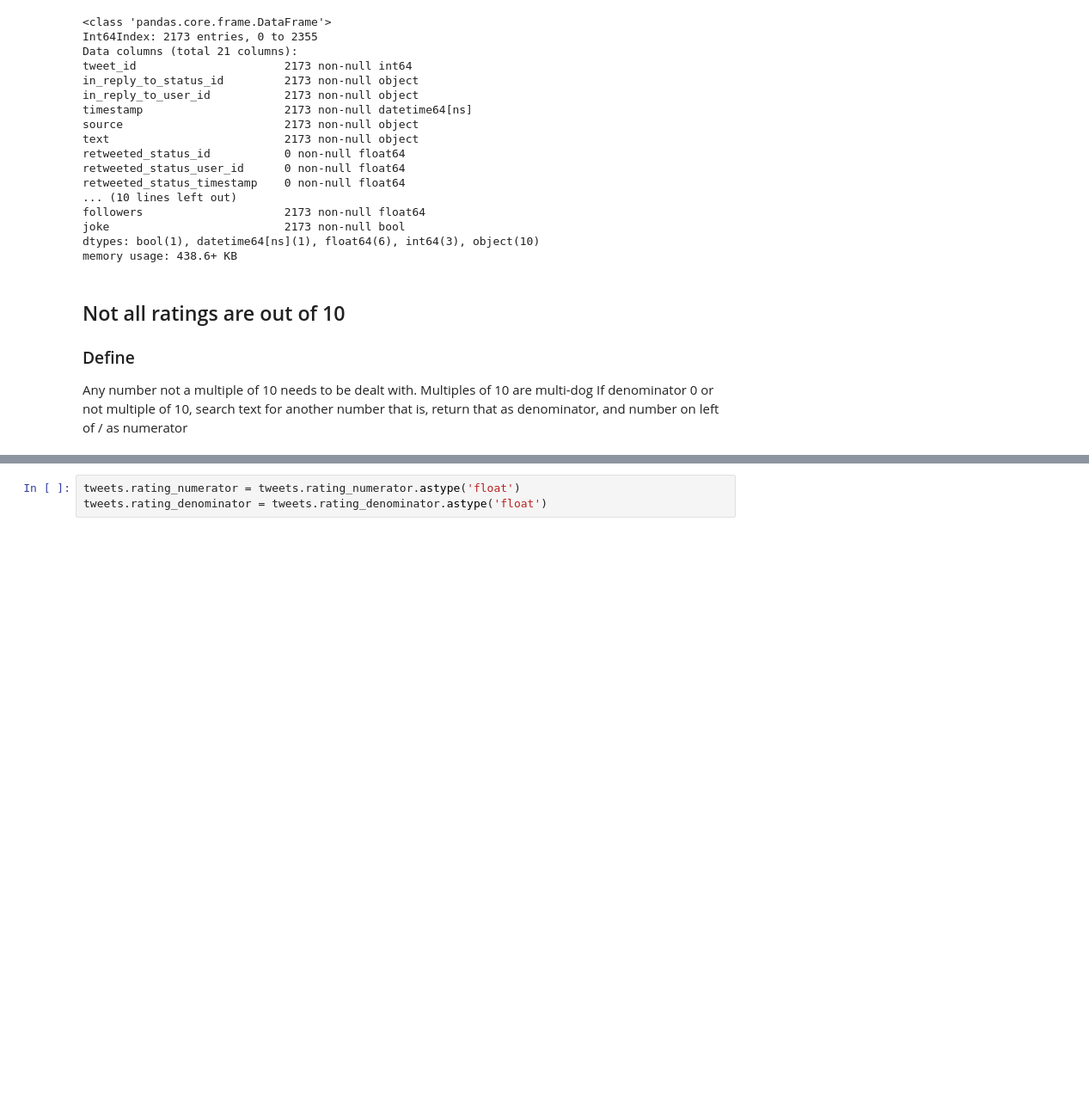
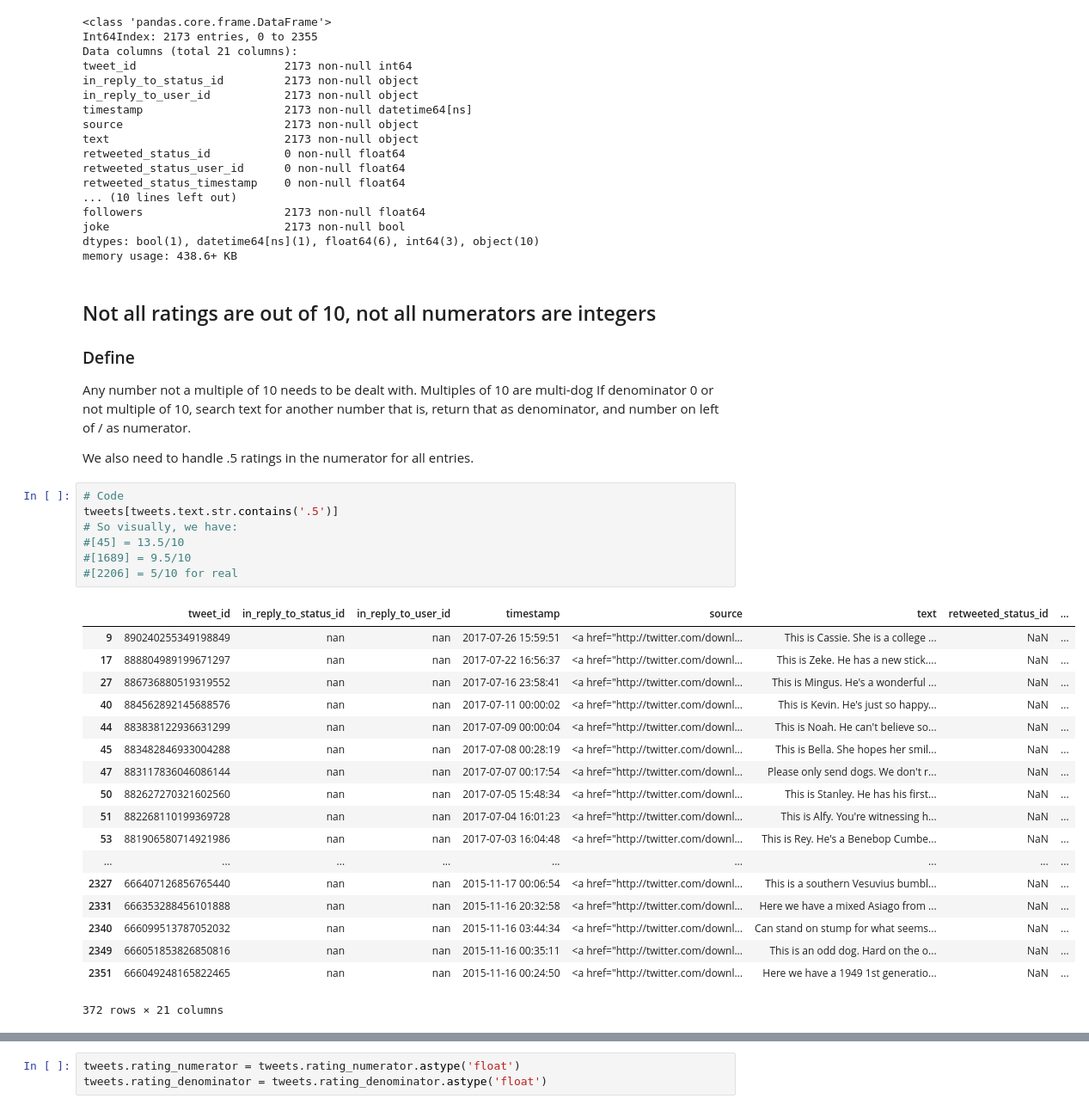
Before and after one commit to roywangf/twitter_dog_wrangling, a Jupyter notebook: wrangle_act.ipynb, the cells around one changed output, grey strips where cells are left out. Shown at 86% size. Drawn from its saved outputs; the diff is of its cells as text; blank space fills up the shorter version.

```diff
--- a/wrangle_act.ipynb
+++ b/wrangle_act.ipynb
@@ -928,8 +930,36 @@ joke                          2173 non-null bool
 dtypes: bool(1), datetime64[ns](1), float64(6), int64(3), object(10)
 memory usage: 438.6+ KB
 # %% [markdown]
-## Not all ratings are out of 10
+## Not all ratings are out of 10, not all numerators are integers
 
 ### Define
 Any number not a multiple of 10 needs to be dealt with. Multiples of 10 are multi-dog
-If denominator 0 or not multiple of 10, search text for another number that is, return that as denominator, and number on left of / as numerator
+If denominator 0 or not multiple of 10, search text for another number that is, return that as denominator, and number on left of / as numerator.
+
+We also need to handle .5 ratings in the numerator for all entries.
+# %%
+# Code
+tweets[tweets.text.str.contains('.5')]
+# So visually, we have:
+#[45] = 13.5/10
+#[1689] = 9.5/10
+#[2206] = 5/10 for real
+# %% [output]
+|  | tweet_id | in_reply_to_status_id | in_reply_to_user_id | timestamp | source | text | retweeted_status_id | ... |
+| 9 | 890240255349198849 | nan | nan | 2017-07-26 15:59:51 | <a href="http://twitter.com/downl... | This is Cassie. She is a college ... | NaN | ... |
+| 17 | 888804989199671297 | nan | nan | 2017-07-22 16:56:37 | <a href="http://twitter.com/downl... | This is Zeke. He has a new stick.... | NaN | ... |
+| 27 | 886736880519319552 | nan | nan | 2017-07-16 23:58:41 | <a href="http://twitter.com/downl... | This is Mingus. He's a wonderful ... | NaN | ... |
+| 40 | 884562892145688576 | nan | nan | 2017-07-11 00:00:02 | <a href="http://twitter.com/downl... | This is Kevin. He's just so happy... | NaN | ... |
+| 44 | 883838122936631299 | nan | nan | 2017-07-09 00:00:04 | <a href="http://twitter.com/downl... | This is Noah. He can't believe so... | NaN | ... |
+| 45 | 883482846933004288 | nan | nan | 2017-07-08 00:28:19 | <a href="http://twitter.com/downl... | This is Bella. She hopes her smil... | NaN | ... |
+| 47 | 883117836046086144 | nan | nan | 2017-07-07 00:17:54 | <a href="http://twitter.com/downl... | Please only send dogs. We don't r... | NaN | ... |
+| 50 | 882627270321602560 | nan | nan | 2017-07-05 15:48:34 | <a href="http://twitter.com/downl... | This is Stanley. He has his first... | NaN | ... |
+| 51 | 882268110199369728 | nan | nan | 2017-07-04 16:01:23 | <a href="http://twitter.com/downl... | This is Alfy. You're witnessing h... | NaN | ... |
+| 53 | 881906580714921986 | nan | nan | 2017-07-03 16:04:48 | <a href="http://twitter.com/downl... | This is Rey. He's a Benebop Cumbe... | NaN | ... |
+| ... | ... | ... | ... | ... | ... | ... | ... | ... |
+| 2327 | 666407126856765440 | nan | nan | 2015-11-17 00:06:54 | <a href="http://twitter.com/downl... | This is a southern Vesuvius bumbl... | NaN | ... |
+| 2331 | 666353288456101888 | nan | nan | 2015-11-16 20:32:58 | <a href="http://twitter.com/downl... | Here we have a mixed Asiago from ... | NaN | ... |
+| 2340 | 666099513787052032 | nan | nan | 2015-11-16 03:44:34 | <a href="http://twitter.com/downl... | Can stand on stump for what seems... | NaN | ... |
+| 2349 | 666051853826850816 | nan | nan | 2015-11-16 00:35:11 | <a href="http://twitter.com/downl... | This is an odd dog. Hard on the o... | NaN | ... |
+| 2351 | 666049248165822465 | nan | nan | 2015-11-16 00:24:50 | <a href="http://twitter.com/downl... | Here we have a 1949 1st generatio... | NaN | ... |
+372 rows × 21 columns
```
Also changed, not shown: parts of 29 cells of this notebook, 1 other file.
